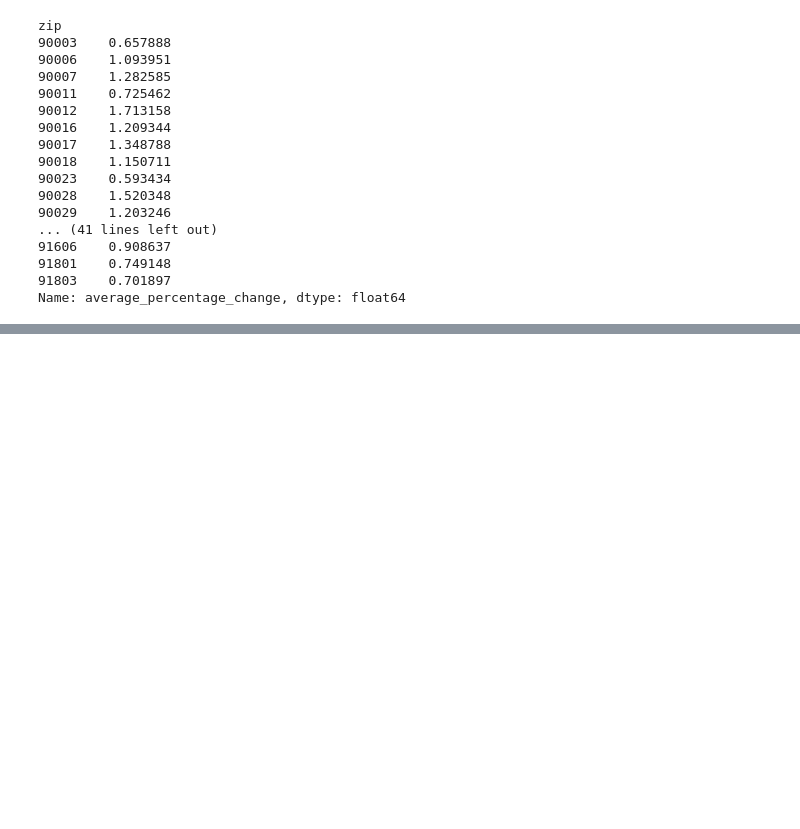
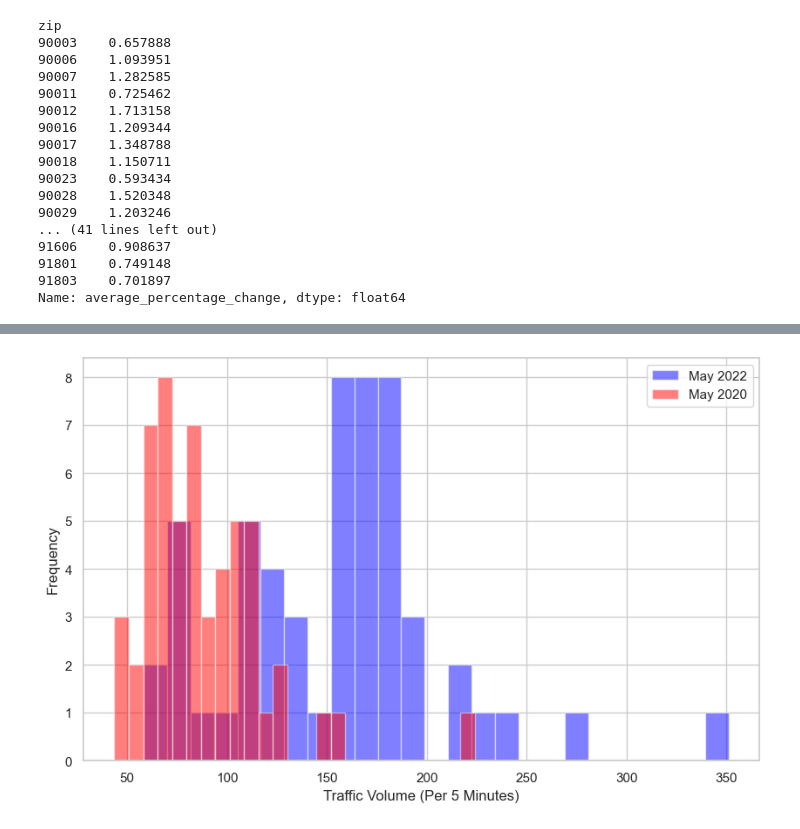
Before and after one commit to suyanpengzhang/Traffic-Analysis, a Jupyter notebook: Regression Sensors -- Zip Code Level.ipynb, the cells around one changed output, grey strips where cells are left out. Saved outputs shown, nothing was run; the diff lists cells and outputs as text; code cells hidden in the pictures; blank space fills up the shorter version.

```diff
--- a/Regression Sensors -- Zip Code Level.ipynb
+++ b/Regression Sensors -- Zip Code Level.ipynb
@@ -830,0 +874,21 @@ t-test statistic: Ttest_indResult(statistic=-2.822558585237562, pvalue=0.0066945
+# %%
+import matplotlib.pyplot as plt
+import seaborn as sns
+import numpy as np
+
+# Set the style of seaborn for better visuals
+sns.set_style('whitegrid')
+
+# Plotting the Histogram
+plt.figure(figsize=(10, 6))
+
+plt.hist(flow['2022_05'], bins=25, alpha=0.5, color='blue', label='May 2022')
+plt.hist(flow['2020_05'], bins=25, alpha=0.5, color='red', label='May 2020')
+
+plt.xlabel('Traffic Volume (Per 5 Minutes)')
+plt.ylabel('Frequency')
+plt.legend()
+
+plt.show()
+# %% [output]
+[figure, added]
```
Also changed, not shown: parts of 19 cells of this notebook.
